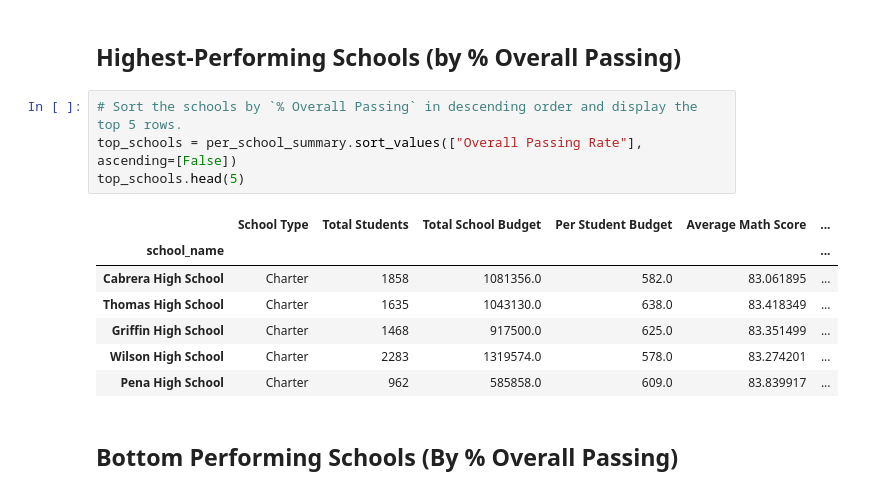
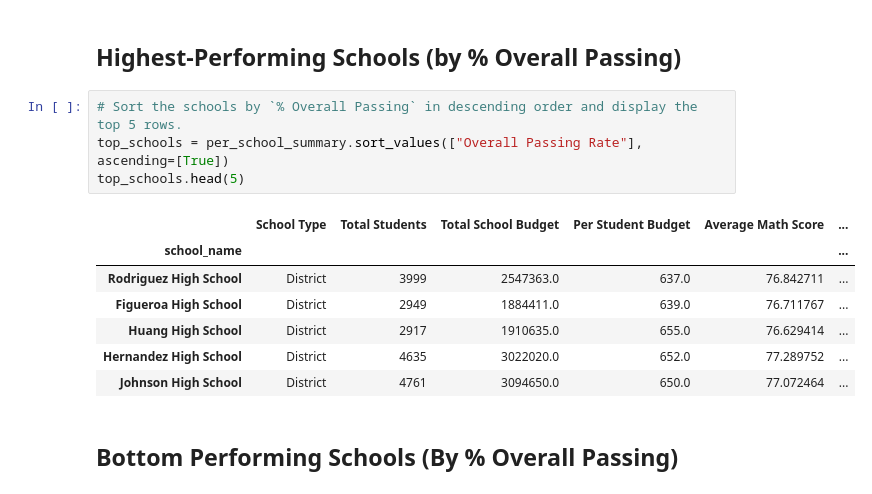
Before and after one commit to alicecarlos09/Pandas-challenge, a Jupyter notebook: PyCitySchools/PyCitySchools_starter.ipynb, the cells around one changed output. Saved outputs shown, nothing was run; the diff lists cells and outputs as text.

```diff
--- a/PyCitySchools/PyCitySchools_starter.ipynb
+++ b/PyCitySchools/PyCitySchools_starter.ipynb
@@ -253,16 +253,16 @@ per_school_summary
 ## Highest-Performing Schools (by % Overall Passing)
 # %%
 # Sort the schools by `% Overall Passing` in descending order and display the top 5 rows.
-top_schools = per_school_summary.sort_values(["Overall Passing Rate"], ascending=[False])
+top_schools = per_school_summary.sort_values(["Overall Passing Rate"], ascending=[True])
 top_schools.head(5)
 # %% [output]
 |  | School Type | Total Students | Total School Budget | Per Student Budget | Average Math Score | ... |
 | school_name |  |  |  |  |  | ... |
-| Cabrera High School | Charter | 1858 | 1081356.0 | 582.0 | 83.061895 | ... |
-| Thomas High School | Charter | 1635 | 1043130.0 | 638.0 | 83.418349 | ... |
-| Griffin High School | Charter | 1468 | 917500.0 | 625.0 | 83.351499 | ... |
-| Wilson High School | Charter | 2283 | 1319574.0 | 578.0 | 83.274201 | ... |
-| Pena High School | Charter | 962 | 585858.0 | 609.0 | 83.839917 | ... |
+| Rodriguez High School | District | 3999 | 2547363.0 | 637.0 | 76.842711 | ... |
+| Figueroa High School | District | 2949 | 1884411.0 | 639.0 | 76.711767 | ... |
+| Huang High School | District | 2917 | 1910635.0 | 655.0 | 76.629414 | ... |
+| Hernandez High School | District | 4635 | 3022020.0 | 652.0 | 77.289752 | ... |
+| Johnson High School | District | 4761 | 3094650.0 | 650.0 | 77.072464 | ... |
 # %% [markdown]
 ## Bottom Performing Schools (By % Overall Passing)
 # %%
```
Also changed, not shown: 2 other files.
